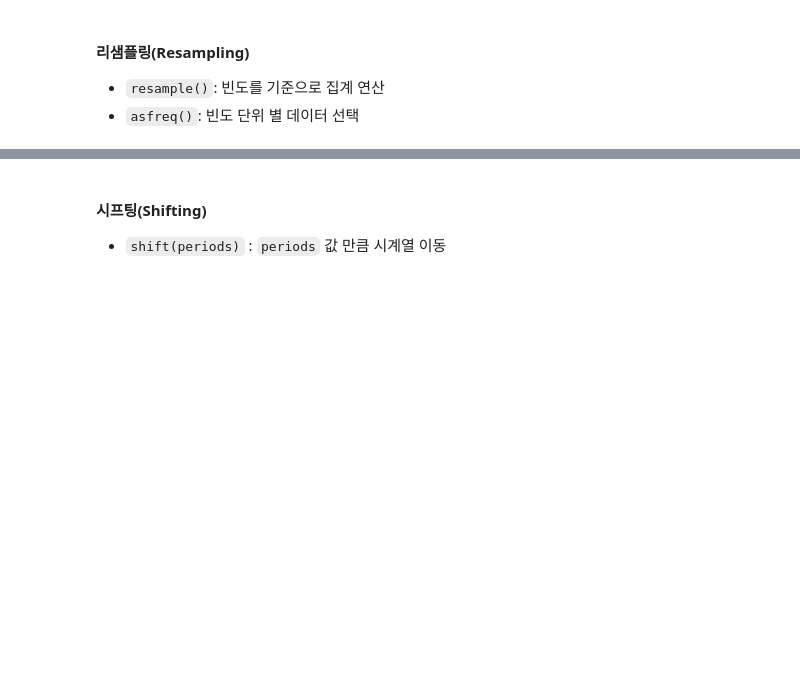
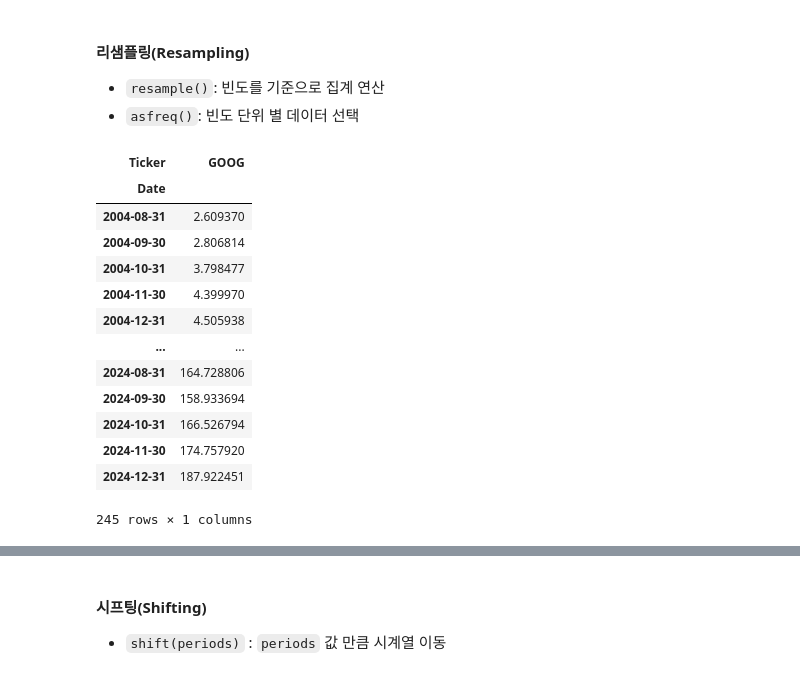
Before and after one commit to yun0-0514/sh320-data-engineering, a Jupyter notebook: ex11_timeseries_specific_operations.ipynb, the cells around one changed output, grey strips where cells are left out. Saved outputs shown, nothing was run; the diff lists cells and outputs as text; code cells hidden in the pictures; blank space fills up the shorter version.

````diff
--- a/ex11_timeseries_specific_operations.ipynb
+++ b/ex11_timeseries_specific_operations.ipynb
@@ -72,8 +72,23 @@ goog.plot()
 + ```asfreq()```: 빈도 단위 별 데이터 선택
 # %%
 # [+] 다운샘플링: resample()
-goog_downsampled = ...
+goog_downsampled = goog.resample("M").mean()  # 월별 평균 주가 계산
 goog_downsampled
+# %% [output]
+| Ticker | GOOG |
+| Date |  |
+| 2004-08-31 | 2.609370 |
+| 2004-09-30 | 2.806814 |
+| 2004-10-31 | 3.798477 |
+| 2004-11-30 | 4.399970 |
+| 2004-12-31 | 4.505938 |
+| ... | ... |
+| 2024-08-31 | 164.728806 |
+| 2024-09-30 | 158.933694 |
+| 2024-10-31 | 166.526794 |
+| 2024-11-30 | 174.757920 |
+| 2024-12-31 | 187.922451 |
+245 rows × 1 columns
 # %%
 fig, ax = plt.subplots(2, 1, sharey=True, figsize=(12, 6))
 goog.plot(label='original', ax=ax[0])
````
Also changed, not shown: parts of 1 cell of this notebook.
